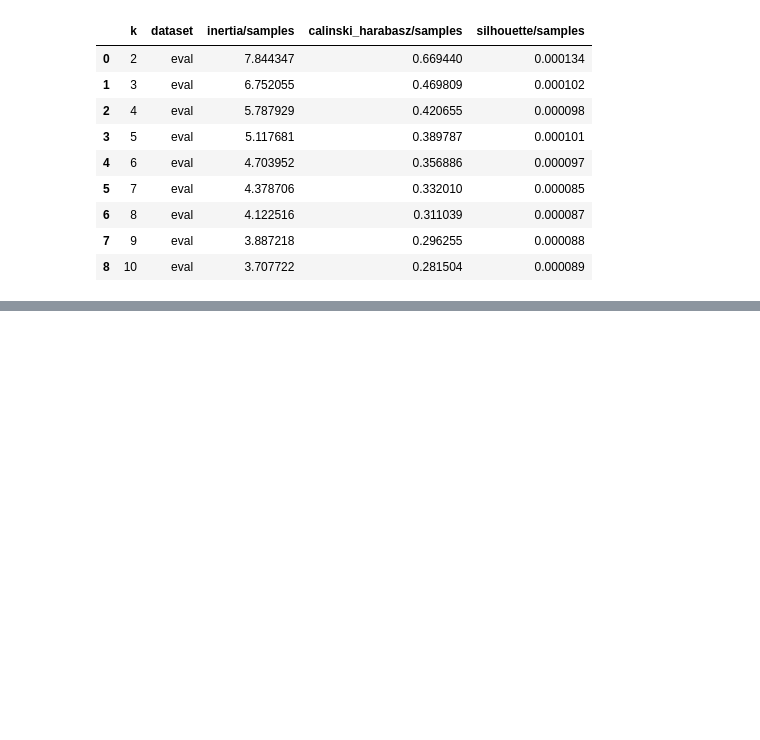
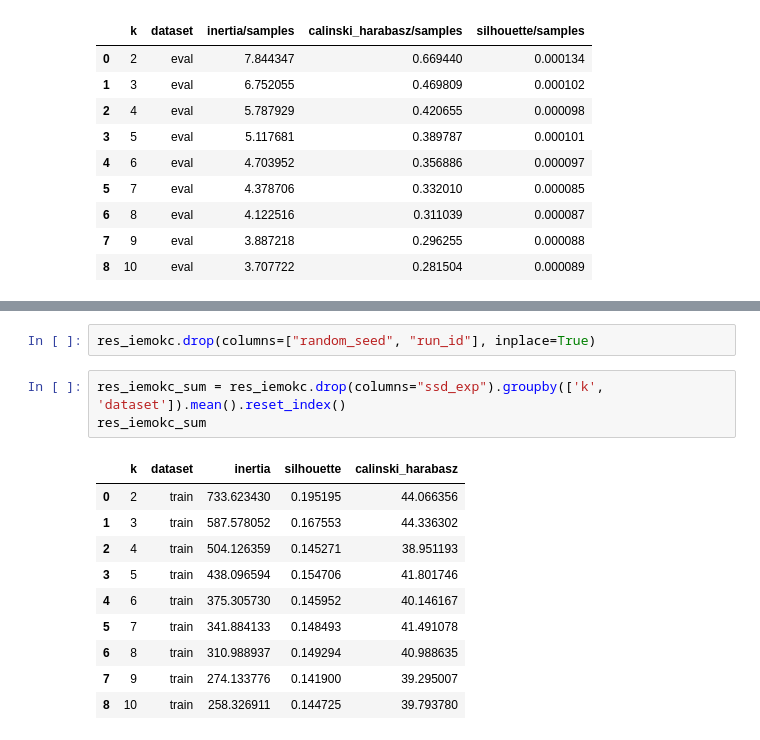
Before and after one commit to hossamAhmedSalah/computational_intelligence-_project, a Jupyter notebook: Notebooks/segmentation_kmeans.ipynb, the cells around one changed output, grey strips where cells are left out. Saved outputs shown, nothing was run; the diff lists cells and outputs as text; blank space fills up the shorter version.

```diff
--- a/Notebooks/segmentation_kmeans.ipynb
+++ b/Notebooks/segmentation_kmeans.ipynb
@@ -770,0 +791,16 @@ df_scaled_3.style.highlight_max(color='lightgreen', subset=['composite_score'])
+# %%
+res_iemokc.drop(columns=["random_seed", "run_id"], inplace=True)
+# %%
+res_iemokc_sum = res_iemokc.drop(columns="ssd_exp").groupby(['k', 'dataset']).mean().reset_index()
+res_iemokc_sum
+# %% [output]
+|  | k | dataset | inertia | silhouette | calinski_harabasz |
+| 0 | 2 | train | 733.623430 | 0.195195 | 44.066356 |
+| 1 | 3 | train | 587.578052 | 0.167553 | 44.336302 |
+| 2 | 4 | train | 504.126359 | 0.145271 | 38.951193 |
+| 3 | 5 | train | 438.096594 | 0.154706 | 41.801746 |
+| 4 | 6 | train | 375.305730 | 0.145952 | 40.146167 |
+| 5 | 7 | train | 341.884133 | 0.148493 | 41.491078 |
+| 6 | 8 | train | 310.988937 | 0.149294 | 40.988635 |
+| 7 | 9 | train | 274.133776 | 0.141900 | 39.295007 |
+| 8 | 10 | train | 258.326911 | 0.144725 | 39.793780 |
```
Also changed, not shown: parts of 5 cells of this notebook, 3 other files.
